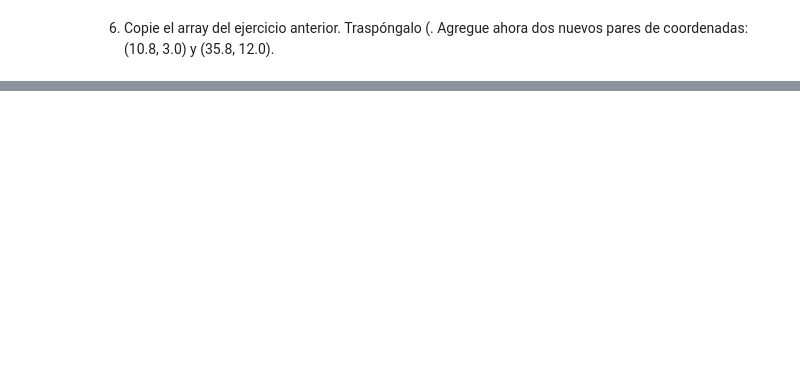
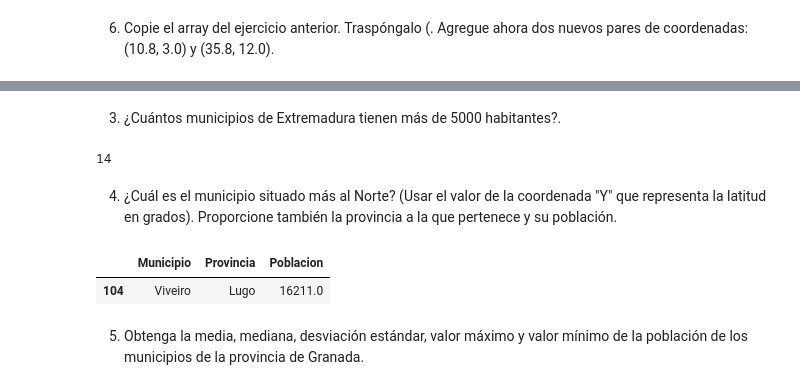
Before and after one commit to renatocoronado/laboratorio3, a Jupyter notebook: laboratorio_3.ipynb, the cells around one changed output, grey strips where cells are left out. Saved outputs shown, nothing was run; the diff lists cells and outputs as text; code cells hidden in the pictures; blank space fills up the shorter version.

Commit message:
se agrega el archivo con informacion de poblacion y primera parte ejercicios relacionados

```diff
--- a/laboratorio_3.ipynb
+++ b/laboratorio_3.ipynb
@@ -93,0 +116,2 @@ Agregue ahora dos nuevos pares de coordenadas: (10.8,
+# %%
+data = pd.read_csv("NucleosPoblacion.csv")
@@ -93,0 +157,3 @@ Agregue ahora dos nuevos pares de coordenadas: (10.8,
+# %% [markdown]
+3) ¿Cuántos municipios de Extremadura tienen más de 5000
+habitantes?.
@@ -93,0 +166,20 @@ Agregue ahora dos nuevos pares de coordenadas: (10.8,
+# %%
+data_3[data_3["Poblacion"]>5000].count()["FID"]
+# %% [output]
+14
+# %% [markdown]
+4) ¿Cuál es el municipio situado más al Norte? (Usar el
+valor de la coordenada "Y" que representa la latitud en
+grados). Proporcione también la provincia a la que
+pertenece y su población.
+# %%
+data_4 = data[data["Y"]==data["Y"].max()][["Municipio", "Provincia", "Poblacion"]]
+# %%
+data_4
+# %% [output]
+|  | Municipio | Provincia | Poblacion |
+| 104 | Viveiro | Lugo | 16211.0 |
+# %% [markdown]
+5) Obtenga la media, mediana, desviación estándar, valor
+máximo y valor mínimo de la población de los municipios
+de la provincia de Granada.
```
Also changed, not shown: parts of 28 cells of this notebook, 1 other file.
